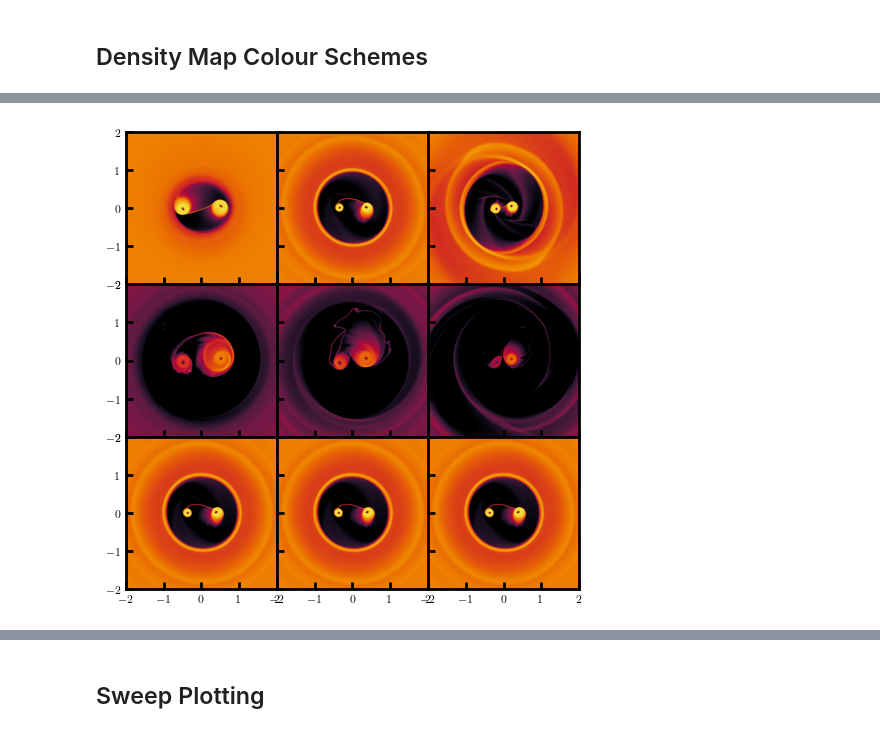
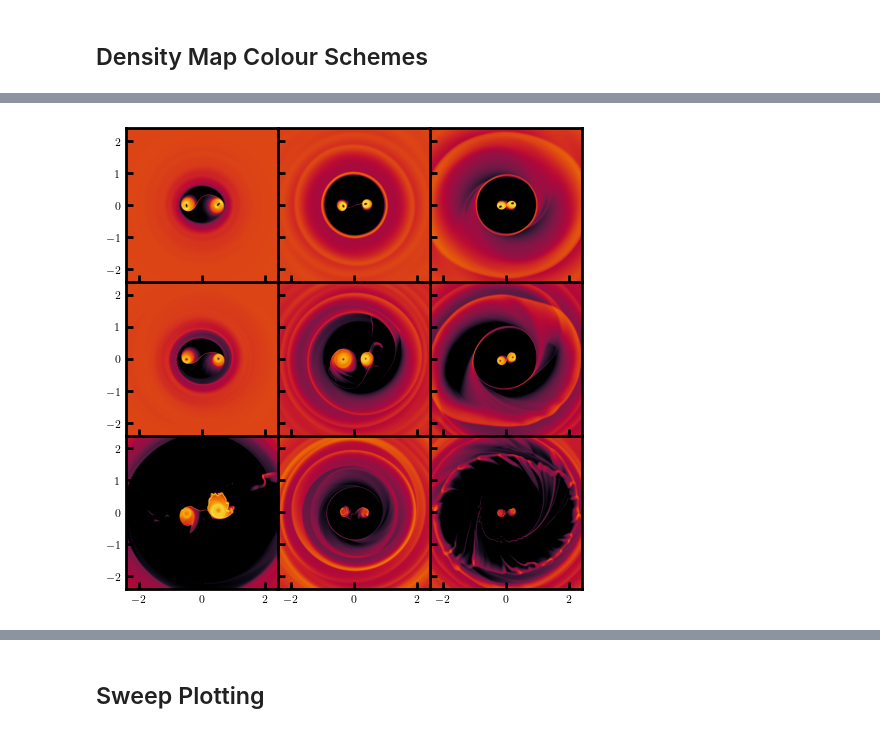
Before and after one commit to davidoneill00/sailfish, a Jupyter notebook: FancyPlotting.ipynb, the cells around one changed output, grey strips where cells are left out. Saved outputs shown, nothing was run; the diff lists cells and outputs as text; code cells hidden in the pictures.

```diff
--- a/FancyPlotting.ipynb
+++ b/FancyPlotting.ipynb
@@ -132,21 +126,18 @@ Eddington Fraction (Class)      :  6.224559896306781
 # %% [markdown]
 ## Density Map Colour Schemes
 # %%
-def load_checkpoint(filename, require_solver=None):
-    with open(filename, "rb") as f:
-        chkpt = pk.load(file=f)
-    return chkpt
-
-
 data        = {}
-dir         = '/mnt/beegfs/haimagrp/david_oneill/sailfish/Retrograde/Sweeps/'
-Checkpoints = ['Mach10/n5000/chkpt.0100.pk' , 'Mach10/n5000/chkpt.0267.pk' , 'Mach10/n5000/chkpt.0434.pk',
-               'Mach20/n20000/chkpt.0400.pk', 'Mach20/n20000/chkpt.1150.pk', 'Mach20/n20000/chkpt.1900.pk',
-               'Mach10/n5000/chkpt.0400.pk' , 'Mach10/n5000/chkpt.0240.pk' , 'Mach10/n5000/chkpt.0240.pk']
+dir         = '/mnt/beegfs/haimagrp/david_oneill/sailfish/Retrograde/'
+Checkpoints = ['Fixed_e/e00Mach10/chkpt.0240.pk', 'Fixed_e/e03Mach10/chkpt.0240.pk', 'Fixed_e/e06Mach10/chkpt.0240.pk',
+               'Fixed_e/e00Mach20/chkpt.0350.pk', 'Fixed_e/e03Mach20/chkpt.0200.pk', 'Fixed_e/e06Mach20/chkpt.0175.pk',
+               'Fixed_e/e00Mach40/chkpt.0499.pk', 'Fixed_e/e03Mach40/chkpt.0200.pk', 'Fixed_e/e06Mach40/chkpt.0200.pk']
 Names       = ['M10_e00'                , 'M10_e03'                , 'M10_e06',
                'M20_e00'                , 'M20_e03'                , 'M20_e06',
-               'M40_e00'                , 'M40_e00'                , 'M40_e00']
+               'M40_e00'                , 'M40_e03'                , 'M40_e06']
 
+# Mach 10s are all accreting very close to Mdot_0
+# Mach 20 e00 is close to Mdot_0 and should be left
+# rerun Mach 20: e03, e06 at lower resolution?
 
 for index in range(0, len(Checkpoints)):
     data[Names[index]] = load_checkpoint(dir + Checkpoints[index])
@@ -173,8 +164,8 @@ for index in range(0, len(Checkpoints)):
                     cmap=cmocean.cm.deep_r,
                     extent=extent
                     )
-    ax.set_xlim(-2, 2)
-    ax.set_ylim(-2, 2)
+    ax.set_xlim(-2.4, 2.4)
+    ax.set_ylim(-2.4, 2.4)
     ax.tick_params(axis='x')
     ax.tick_params(axis='y')
     ax.set_aspect('auto')
@@ -193,19 +184,20 @@ axes_flat = axes.flatten()
 for index in range(9):
     ax     = axes_flat[index]
     chkpt  = data[Names[index]]
-    Sigma  = chkpt["solution"][:, :, 0].T
+    Mdrop  = chkpt['SS73'].Mdrop
+    Sigma  = chkpt["solution"][:, :, 0].T  * Mdrop**(3./5.)
     mesh   = chkpt["mesh"]
     extent = mesh.x0, mesh.x1, mesh.y0, mesh.y1
     cm     = ax.imshow(
                     np.log10(Sigma),
                     origin="lower",
-                    vmin=-3,
-                    vmax= 0,
+                    vmin=-7,
+                    vmax=-4,
                     cmap=cmocean.cm.matter_r,
                     extent=extent
                     )
-    ax.set_xlim(-2, 2)
-    ax.set_ylim(-2, 2)
+    ax.set_xlim(-2.4, 2.4)
+    ax.set_ylim(-2.4, 2.4)
     ax.tick_params(axis='x')
     ax.tick_params(axis='y')
     ax.set_aspect('auto')
@@ -223,19 +215,20 @@ axes_flat = axes.flatten()
 for index in range(9):
     ax     = axes_flat[index]
     chkpt  = data[Names[index]]
-    Sigma  = chkpt["solution"][:, :, 0].T
+    Mdrop  = chkpt['SS73'].Mdrop
+    Sigma  = chkpt["solution"][:, :, 0].T  * Mdrop**(3./5.)
     mesh   = chkpt["mesh"]
     extent = mesh.x0, mesh.x1, mesh.y0, mesh.y1
     cm     = ax.imshow(
                     np.log10(Sigma),
                     origin="lower",
-                    vmin=-3,
-                    vmax= 0,
+                    vmin=-6.7,
+                    vmax=-4,
                     cmap=cmasher.ember,
                     extent=extent
                     )
-    ax.set_xlim(-2, 2)
-    ax.set_ylim(-2, 2)
+    ax.set_xlim(-2.4, 2.4)
+    ax.set_ylim(-2.4, 2.4)
     ax.tick_params(axis='x')
     ax.tick_params(axis='y')
     ax.set_aspect('auto')
@@ -253,19 +246,20 @@ axes_flat = axes.flatten()
 for index in range(9):
     ax     = axes_flat[index]
     chkpt  = data[Names[index]]
-    Sigma  = chkpt["solution"][:, :, 0].T
+    Mdrop  = chkpt['SS73'].Mdrop
+    Sigma  = chkpt["solution"][:, :, 0].T  * Mdrop**(3./5.)
     mesh   = chkpt["mesh"]
     extent = mesh.x0, mesh.x1, mesh.y0, mesh.y1
     cm     = ax.imshow(
                     np.log10(Sigma),
                     origin="lower",
-                    vmin=-3,
-                    vmax= 0,
+                    vmin=-7,
+                    vmax=-4,
                     cmap=cmocean.cm.thermal,
                     extent=extent
                     )
-    ax.set_xlim(-2, 2)
-    ax.set_ylim(-2, 2)
+    ax.set_xlim(-2.4, 2.4)
+    ax.set_ylim(-2.4, 2.4)
     ax.tick_params(axis='x')
     ax.tick_params(axis='y')
     ax.set_aspect('auto')
@@ -284,19 +278,20 @@ axes_flat = axes.flatten()
 for index in range(9):
     ax     = axes_flat[index]
     chkpt  = data[Names[index]]
-    Sigma  = chkpt["solution"][:, :, 0].T
+    Mdrop  = chkpt['SS73'].Mdrop
+    Sigma  = chkpt["solution"][:, :, 0].T  * Mdrop**(3./5.)
     mesh   = chkpt["mesh"]
     extent = mesh.x0, mesh.x1, mesh.y0, mesh.y1
     cm     = ax.imshow(
                     np.log10(Sigma),
                     origin="lower",
-                    vmin=-3,
-                    vmax= 0,
+                    vmin=-7,
+                    vmax=-4,
                     cmap=cmocean.cm.tempo,
                     extent=extent
                     )
-    ax.set_xlim(-2, 2)
-    ax.set_ylim(-2, 2)
+    ax.set_xlim(-2.4, 2.4)
+    ax.set_ylim(-2.4, 2.4)
     ax.tick_params(axis='x')
     ax.tick_params(axis='y')
     ax.set_aspect('auto')
@@ -314,19 +309,20 @@ axes_flat = axes.flatten()
 for index in range(9):
     ax     = axes_flat[index]
     chkpt  = data[Names[index]]
-    Sigma  = chkpt["solution"][:, :, 0].T
+    Mdrop  = chkpt['SS73'].Mdrop
+    Sigma  = chkpt["solution"][:, :, 0].T  * Mdrop**(3./5.)
     mesh   = chkpt["mesh"]
     extent = mesh.x0, mesh.x1, mesh.y0, mesh.y1
     cm     = ax.imshow(
                     np.log10(Sigma),
                     origin="lower",
-                    vmin=-3,
-                    vmax= 0,
+                    vmin=-7,
+                    vmax=-4,
                     cmap=cmocean.cm.tempo_r,
                     extent=extent
                     )
-    ax.set_xlim(-2, 2)
-    ax.set_ylim(-2, 2)
+    ax.set_xlim(-2.4, 2.4)
+    ax.set_ylim(-2.4, 2.4)
     ax.tick_params(axis='x')
     ax.tick_params(axis='y')
     ax.set_aspect('auto')
@@ -339 +335 @@ plt.show()
-[figure, old version]
+[figure, new version]
```
Also changed, not shown: parts of 16 cells of this notebook, 1 other file.
